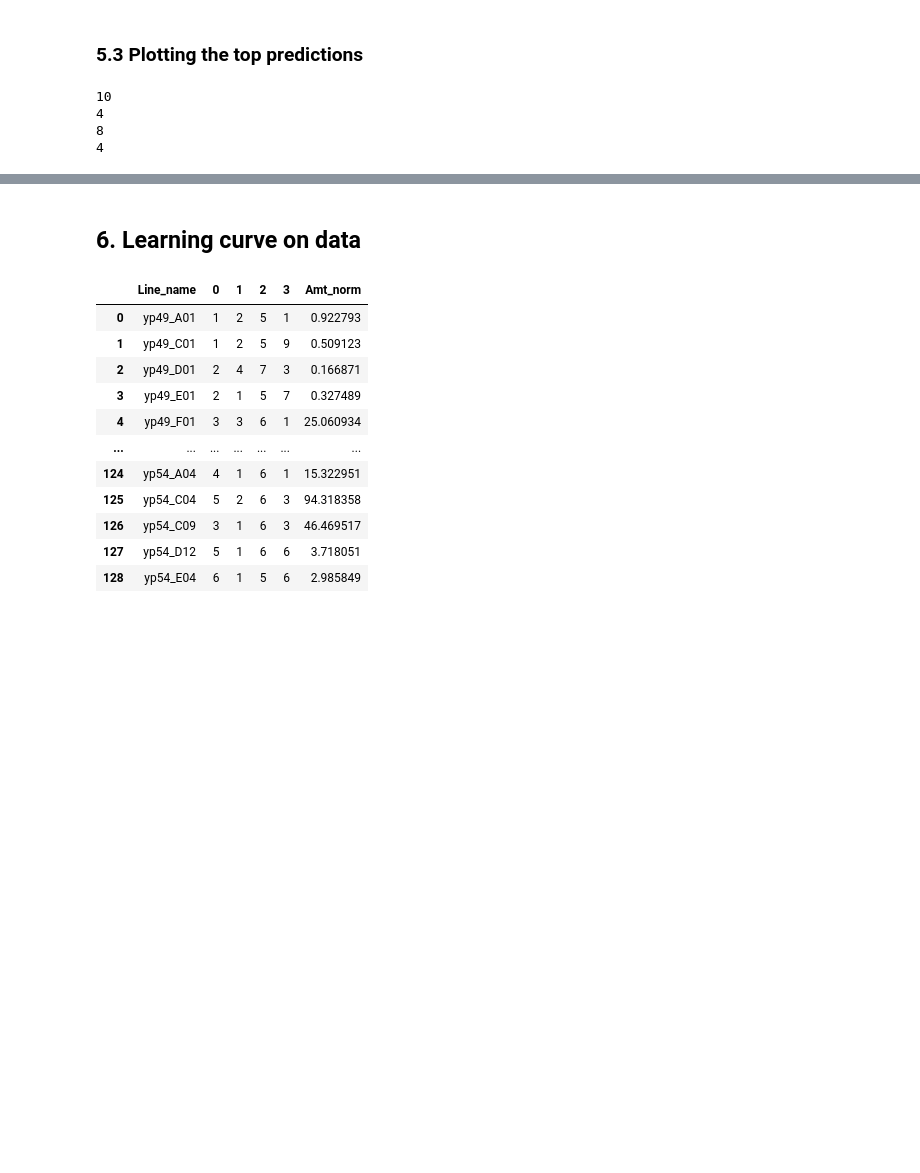
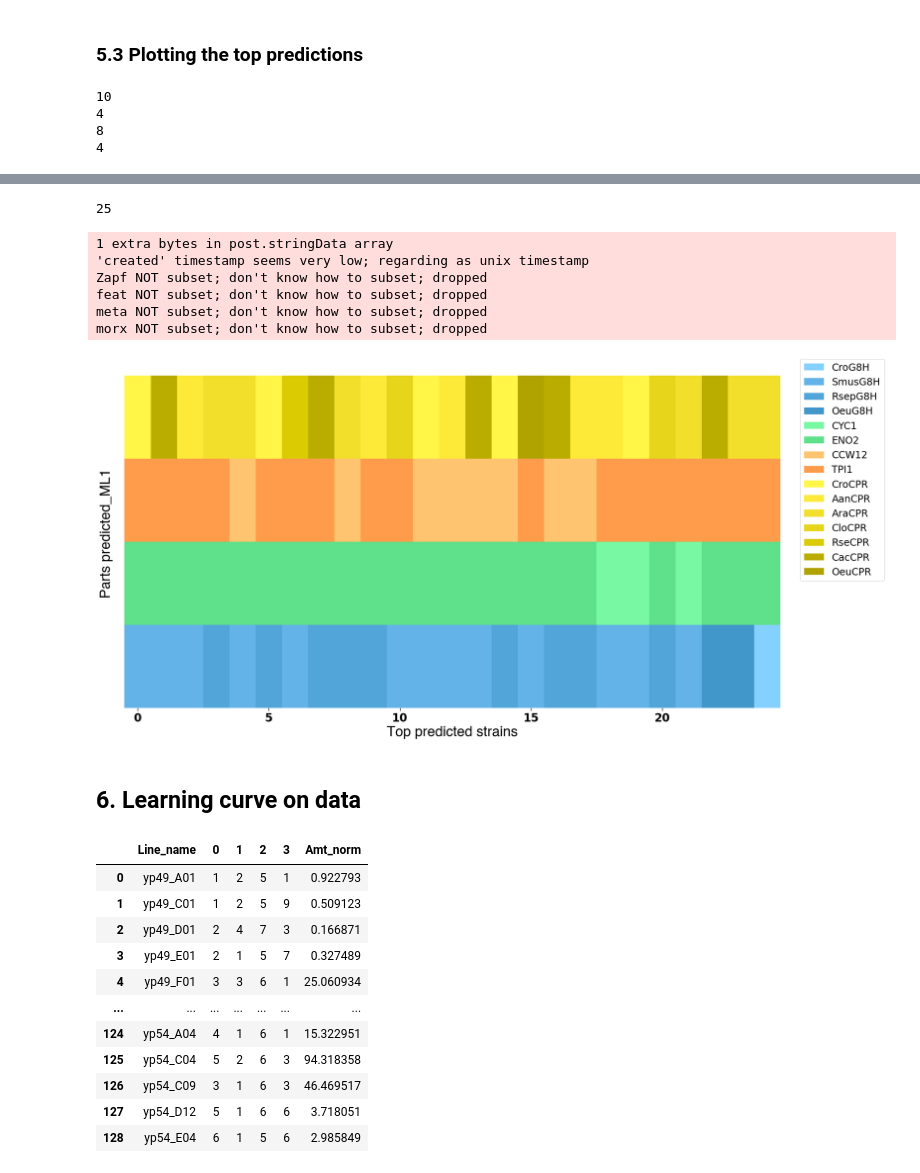
Before and after one commit to hiyama341/teemi, a Jupyter notebook: colab_notebooks/11_2_LEARN_DataAnalysisML.ipynb, the cells around one changed output, grey strips where cells are left out. Cells and saved outputs as stored; diff of their text form; code cells hidden in the pictures; blank space fills up the shorter version.

```diff
--- a/colab_notebooks/11_2_LEARN_DataAnalysisML.ipynb
+++ b/colab_notebooks/11_2_LEARN_DataAnalysisML.ipynb
@@ -1020,3 +1028,57 @@ morx NOT subset; don't know how to subset; dropped
+# %%
+ML1_recomendations100['Index'] = ML1_recomendations100.index
+list_of_parts = []
+parst_index = []
+
+for index, row in ML1_recomendations100.iterrows():
+    list_of_parts.append(row['G8H'])
+    list_of_parts.append(row['pG8H'])
+    list_of_parts.append(row['pCPR'])
+    list_of_parts.append(row['CPR'])
+    parst_index.append(index)
+    parst_index.append(index)
+    parst_index.append(index)
+    parst_index.append(index)
+
+
+distribution = [25]*len(parst_index)
+
+d = {'Index':parst_index,'Part':list_of_parts, 'Distribution':distribution }
+df2 = pd.DataFrame(d)
+
+# slice df
+df100 = df2[:100]
+cross_tab_prop = pd.crosstab(index=df100['Index'],
+                             columns=df100['Part'])
+
+coloumns = list(cross_tab_prop.columns)
+
+
+print(len(cross_tab_prop))
+# fix coloumns
+coloumns = list(cross_tab_prop.columns)
+fixed_columns = []
+for name in all_parts:
+    if name in coloumns:
+        fixed_columns.append(name)
+
+# get only the columns we use
+cross_tab_prop = cross_tab_prop[fixed_columns]
+
+name = 'Best_combinations_predicted_by_the_ML_25'
+carpet_barplot(cross_tab_prop, colorDict, save_pdf= True , path ='G8H_CPR_library/data/10-plots/11_2_LEARN_Data_analysis/'+name, xlabel ='Top predicted strains' ,
+               ylabel = 'Parts predicted_ML1',
+              size_height= 10,
+              size_length=20)
+# %% [output]
+25
+1 extra bytes in post.stringData array
+'created' timestamp seems very low; regarding as unix timestamp
+Zapf NOT subset; don't know how to subset; dropped
+feat NOT subset; don't know how to subset; dropped
+meta NOT subset; don't know how to subset; dropped
+morx NOT subset; don't know how to subset; dropped
+[figure, added]
 # %% [markdown]
 ## 6. Learning curve on data
 # %%
```
Also changed, not shown: parts of 5 cells of this notebook, 1 other file.
